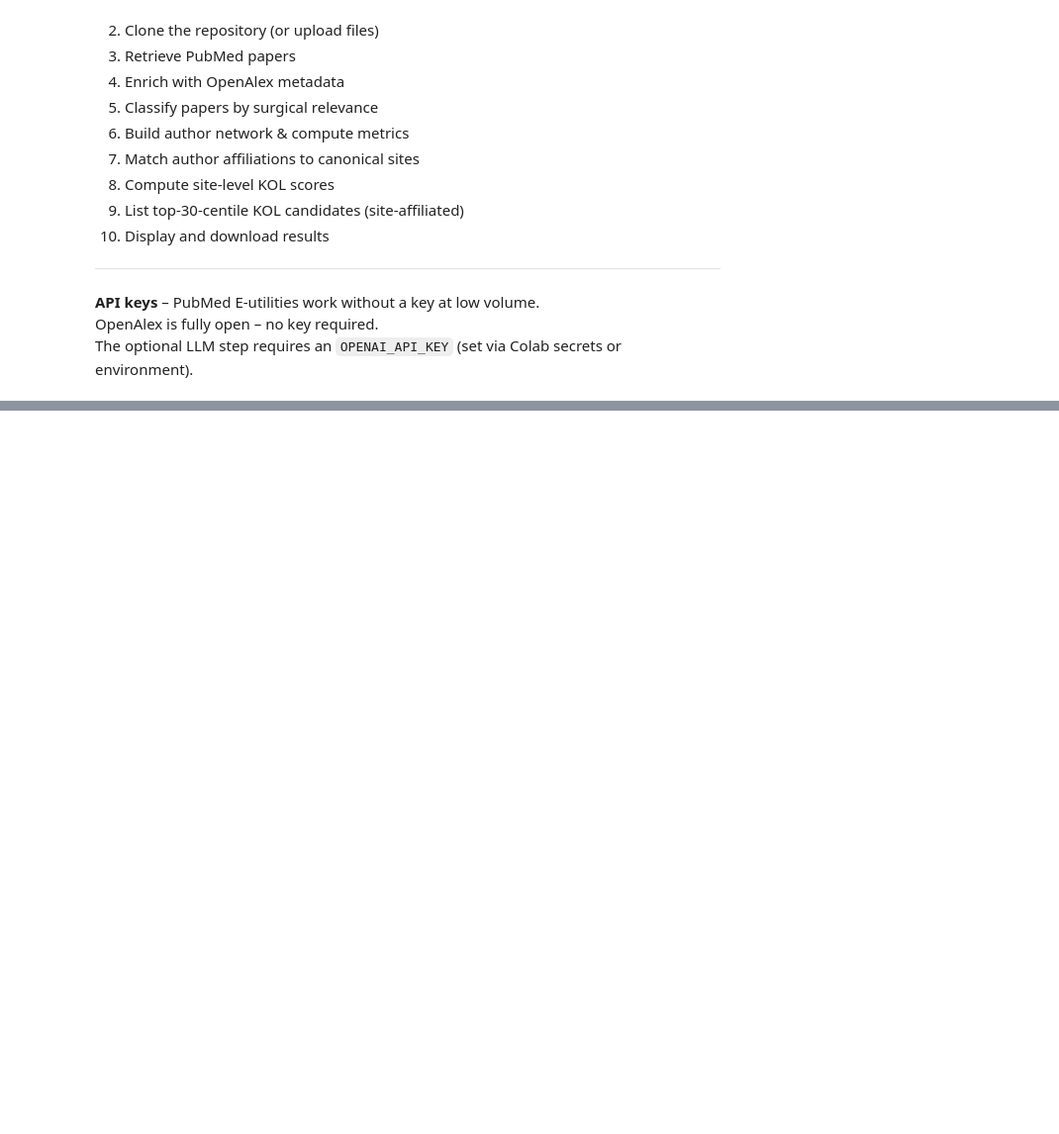
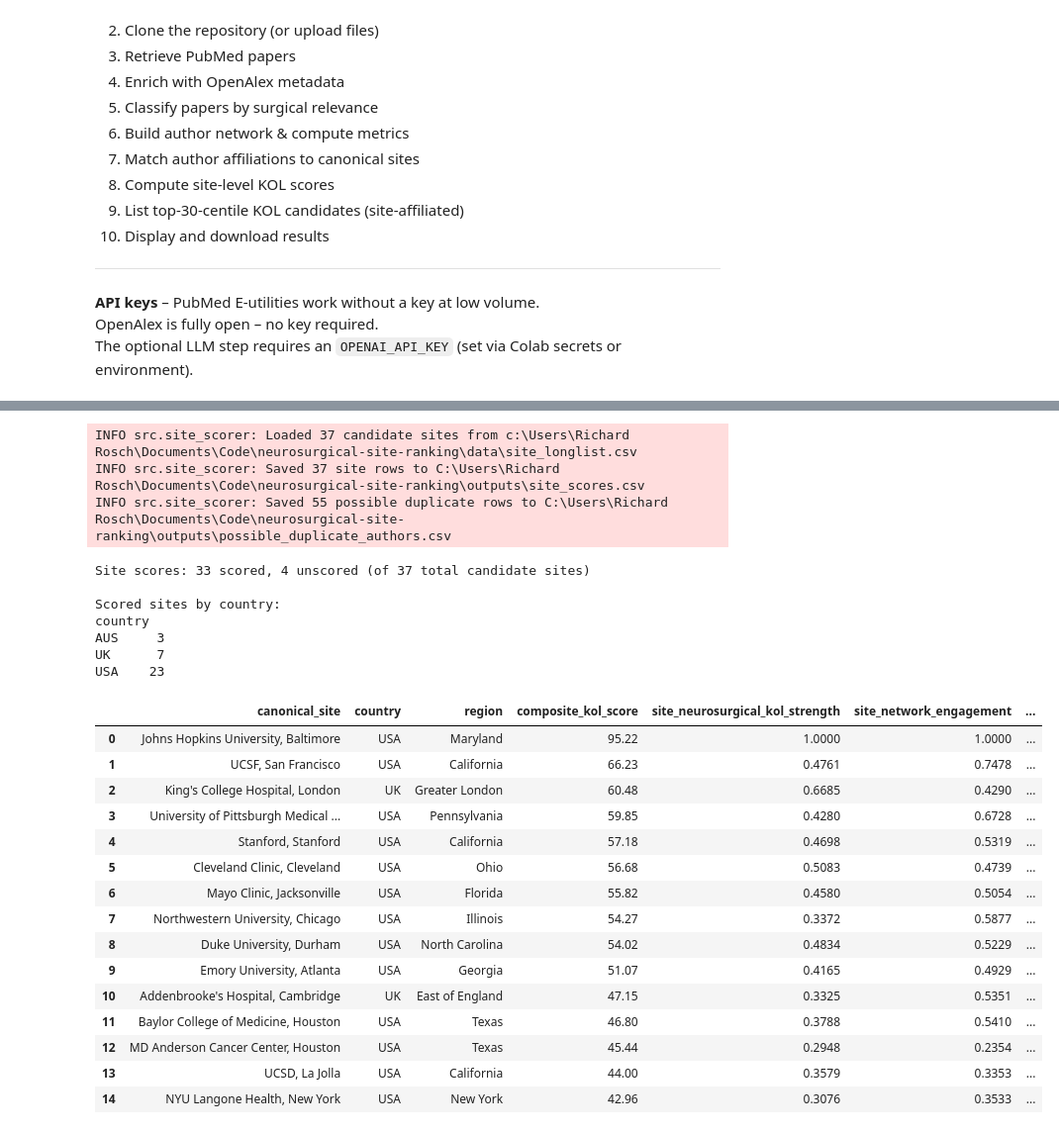
Before and after one commit to roschkoenig/neurosurgical-site-ranking, a Jupyter notebook: notebooks/pipeline_colab.ipynb, the cells around one changed output, grey strips where cells are left out. Shown at 99% size. Saved outputs shown, nothing was run; the diff lists cells and outputs as text; code cells hidden in the pictures; blank space fills up the shorter version.

```diff
--- a/notebooks/pipeline_colab.ipynb
+++ b/notebooks/pipeline_colab.ipynb
@@ -179,10 +272,51 @@ authors_df[authors_df['canonical_site'] != ''].head(10)
 # %%
-# ── 8. Compute site-level KOL scores ──────────────────────────────────────────
+# ── 8. Compute site-level composite KOL scores (candidate sites only) ─────────
+# SiteScorer:
+#   • deduplicates authors by OpenAlex ID then normalised name+site
+#   • computes 4 normalised components (neuro strength, network engagement,
+#     depth, confidence) and combines them with documented weights
+#   • returns ALL candidate sites; unscored sites have NaN scores and a
+#     descriptive evidence_status instead of zeros
 from src.site_scorer import SiteScorer
 
-scorer = SiteScorer()
-site_scores = scorer.compute(authors_df)
-scorer.save(site_scores)   # outputs/site_scores.csv
+paper_label_sets = net.paper_label_sets()   # {author_id: {label: frozenset of paper IDs}}
+scorer = SiteScorer(longlist_csv=LONGLIST_CSV, aliases_csv=ALIASES_CSV)
+site_scores = scorer.compute(authors_df, paper_label_sets=paper_label_sets)
+scorer.save(site_scores)            # outputs/site_scores.csv
+scorer.save_possible_duplicates(authors_df)  # outputs/possible_duplicate_authors.csv
 
-print(f'Site scores computed for {len(site_scores)} sites')
-site_scores
+scored_count = len(site_scores[site_scores['evidence_status'] == 'scored'])
+print(f'Site scores: {scored_count} scored, '
+      f'{len(site_scores) - scored_count} unscored '
+      f'(of {len(site_scores)} total candidate sites)')
+print(f'\nScored sites by country:')
+print(site_scores[site_scores['evidence_status'] == 'scored']
+      .groupby('country')['canonical_site'].count().to_string())
+site_scores[site_scores['evidence_status'] == 'scored'].head(15)
+# %% [output]
+INFO src.site_scorer: Loaded 37 candidate sites from c:\Users\Richard Rosch\Documents\Code\neurosurgical-site-ranking\data\site_longlist.csv
+INFO src.site_scorer: Saved 37 site rows to C:\Users\Richard Rosch\Documents\Code\neurosurgical-site-ranking\outputs\site_scores.csv
+INFO src.site_scorer: Saved 55 possible duplicate rows to C:\Users\Richard Rosch\Documents\Code\neurosurgical-site-ranking\outputs\possible_duplicate_authors.csv
+Site scores: 33 scored, 4 unscored (of 37 total candidate sites)
+
+Scored sites by country:
+country
+AUS     3
+UK      7
+USA    23
+|  | canonical_site | country | region | composite_kol_score | site_neurosurgical_kol_strength | site_network_engagement | ... |
+| 0 | Johns Hopkins University, Baltimore | USA | Maryland | 95.22 | 1.0000 | 1.0000 | ... |
+| 1 | UCSF, San Francisco | USA | California | 66.23 | 0.4761 | 0.7478 | ... |
+| 2 | King's College Hospital, London | UK | Greater London | 60.48 | 0.6685 | 0.4290 | ... |
+| 3 | University of Pittsburgh Medical ... | USA | Pennsylvania | 59.85 | 0.4280 | 0.6728 | ... |
+| 4 | Stanford, Stanford | USA | California | 57.18 | 0.4698 | 0.5319 | ... |
+| 5 | Cleveland Clinic, Cleveland | USA | Ohio | 56.68 | 0.5083 | 0.4739 | ... |
+| 6 | Mayo Clinic, Jacksonville | USA | Florida | 55.82 | 0.4580 | 0.5054 | ... |
+| 7 | Northwestern University, Chicago | USA | Illinois | 54.27 | 0.3372 | 0.5877 | ... |
+| 8 | Duke University, Durham | USA | North Carolina | 54.02 | 0.4834 | 0.5229 | ... |
+| 9 | Emory University, Atlanta | USA | Georgia | 51.07 | 0.4165 | 0.4929 | ... |
+| 10 | Addenbrooke's Hospital, Cambridge | UK | East of England | 47.15 | 0.3325 | 0.5351 | ... |
+| 11 | Baylor College of Medicine, Houston | USA | Texas | 46.80 | 0.3788 | 0.5410 | ... |
+| 12 | MD Anderson Cancer Center, Houston | USA | Texas | 45.44 | 0.2948 | 0.2354 | ... |
+| 13 | UCSD, La Jolla | USA | California | 44.00 | 0.3579 | 0.3353 | ... |
+| 14 | NYU Langone Health, New York | USA | New York | 42.96 | 0.3076 | 0.3533 | ... |
```
Also changed, not shown: parts of 12 cells of this notebook, 8 other files.
